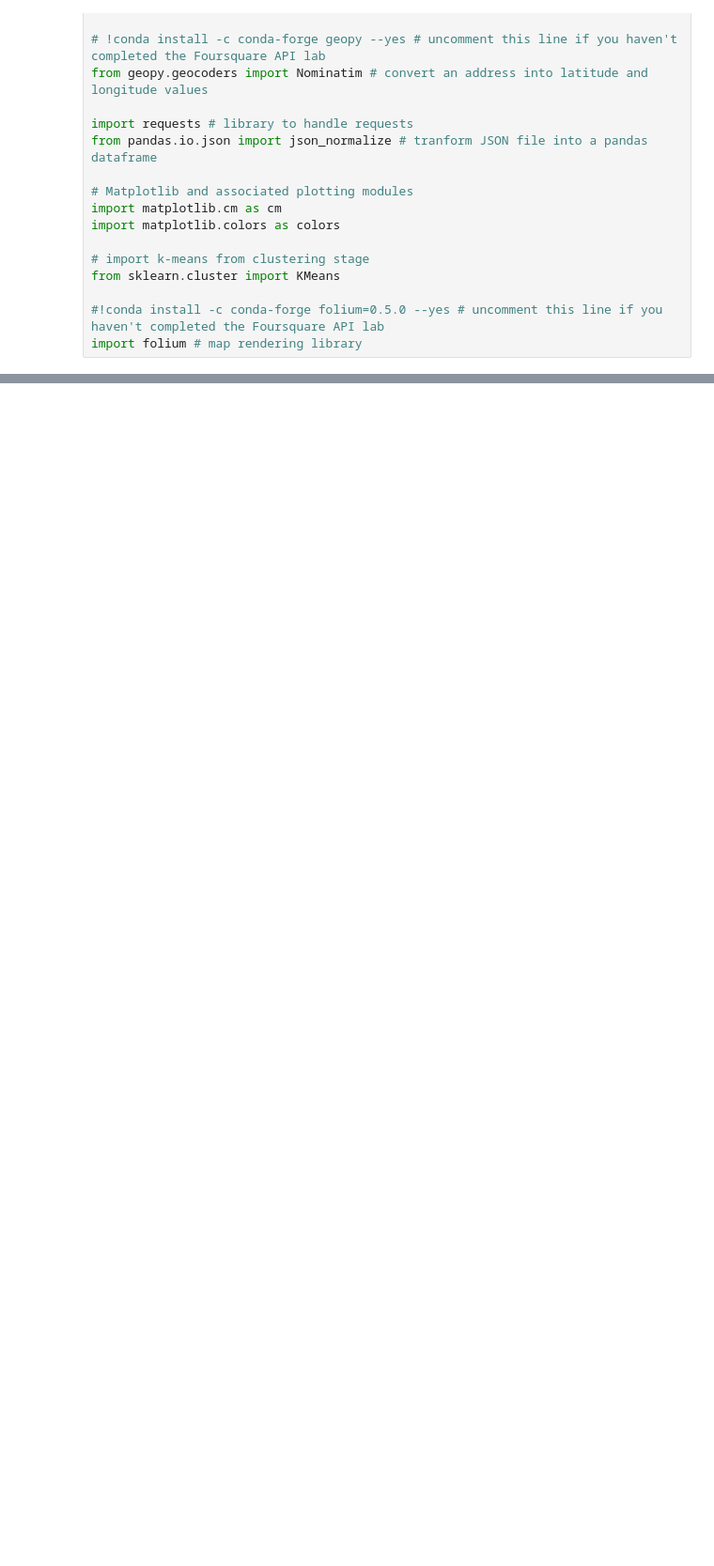
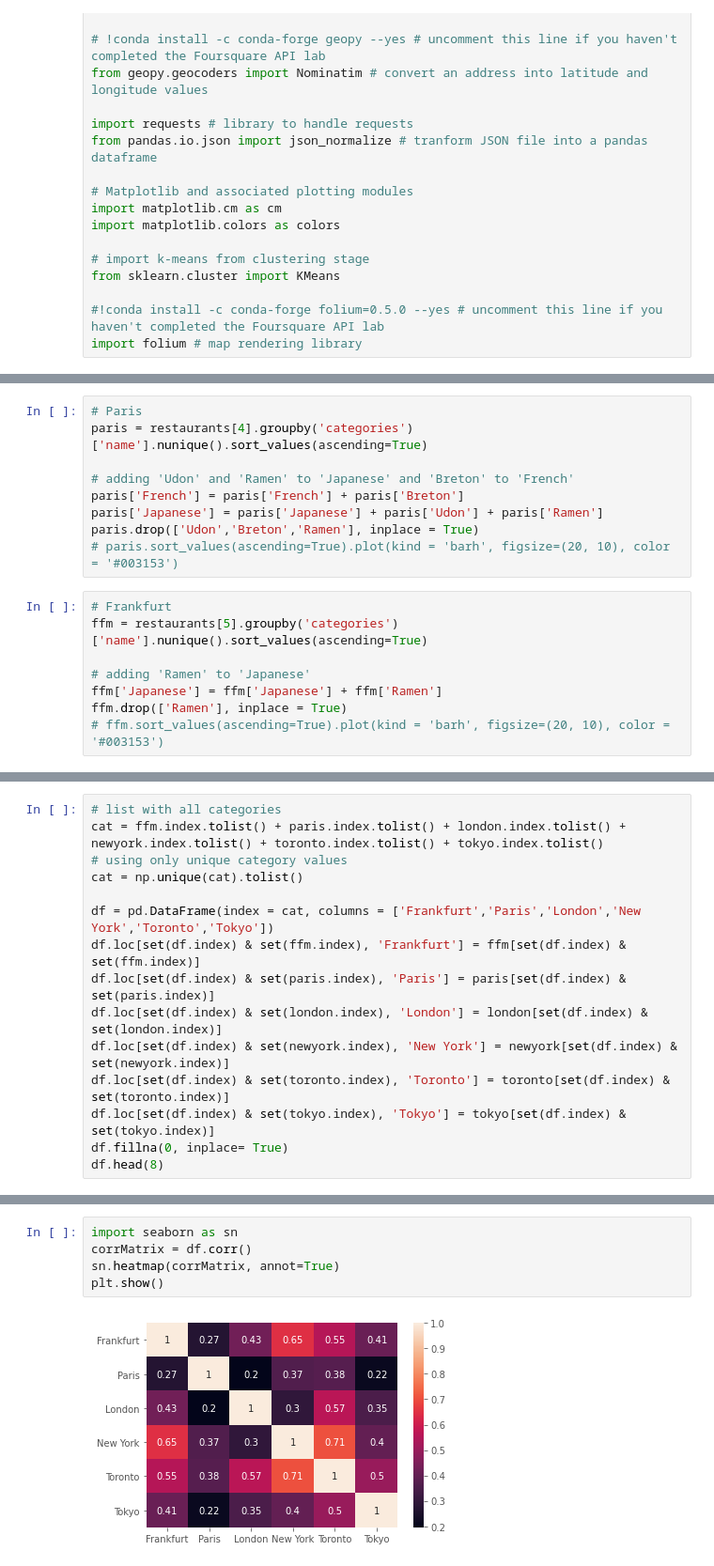
Before and after one commit to OrganicSoylent/Coursera_Capstone, a Jupyter notebook: Grand_finale.ipynb, the cells around one changed output, grey strips where cells are left out. Shown at 94% size. Cells and saved outputs as stored; diff of their text form; blank space fills up the shorter version.

```diff
--- a/Grand_finale.ipynb
+++ b/Grand_finale.ipynb
@@ -169,0 +273,17 @@ map_all
+# %%
+# Paris
+paris = restaurants[4].groupby('categories')['name'].nunique().sort_values(ascending=True)
+
+# adding 'Udon' and 'Ramen' to 'Japanese' and 'Breton' to 'French'
+paris['French'] = paris['French'] + paris['Breton']
+paris['Japanese'] = paris['Japanese'] + paris['Udon'] + paris['Ramen']
+paris.drop(['Udon','Breton','Ramen'], inplace = True)
+# paris.sort_values(ascending=True).plot(kind = 'barh', figsize=(20, 10), color = '#003153')
+# %%
+# Frankfurt
+ffm = restaurants[5].groupby('categories')['name'].nunique().sort_values(ascending=True)
+
+# adding 'Ramen' to 'Japanese'
+ffm['Japanese'] = ffm['Japanese'] + ffm['Ramen']
+ffm.drop(['Ramen'], inplace = True)
+# ffm.sort_values(ascending=True).plot(kind = 'barh', figsize=(20, 10), color = '#003153')
@@ -169,0 +320,15 @@ map_all
+# %%
+# list with all categories
+cat = ffm.index.tolist() + paris.index.tolist() + london.index.tolist() + newyork.index.tolist() + toronto.index.tolist() + tokyo.index.tolist()
+# using only unique category values
+cat = np.unique(cat).tolist()
+
+df = pd.DataFrame(index = cat, columns = ['Frankfurt','Paris','London','New York','Toronto','Tokyo'])
+df.loc[set(df.index) & set(ffm.index), 'Frankfurt'] = ffm[set(df.index) & set(ffm.index)]
+df.loc[set(df.index) & set(paris.index), 'Paris'] = paris[set(df.index) & set(paris.index)]
+df.loc[set(df.index) & set(london.index), 'London'] = london[set(df.index) & set(london.index)]
+df.loc[set(df.index) & set(newyork.index), 'New York'] = newyork[set(df.index) & set(newyork.index)]
+df.loc[set(df.index) & set(toronto.index), 'Toronto'] = toronto[set(df.index) & set(toronto.index)]
+df.loc[set(df.index) & set(tokyo.index), 'Tokyo'] = tokyo[set(df.index) & set(tokyo.index)]
+df.fillna(0, inplace= True)
+df.head(8)
@@ -169,0 +379,7 @@ map_all
+# %%
+import seaborn as sn
+corrMatrix = df.corr()
+sn.heatmap(corrMatrix, annot=True)
+plt.show()
+# %% [output]
+[figure, added]
```
Also changed, not shown: parts of 73 cells of this notebook.
